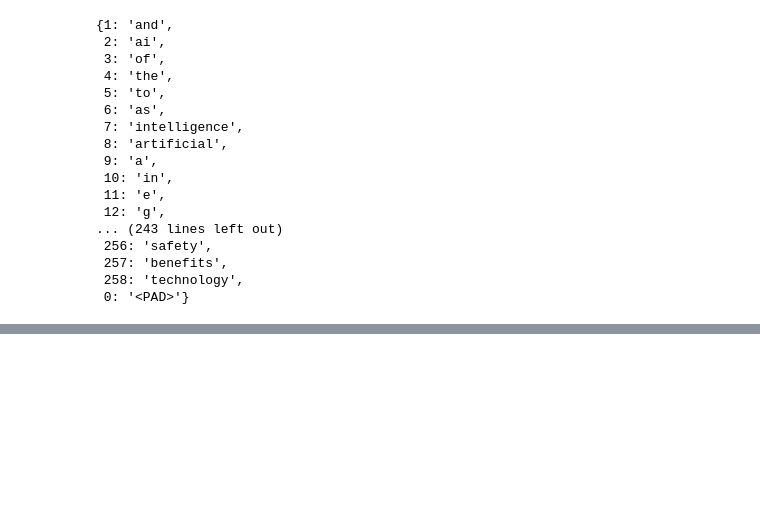
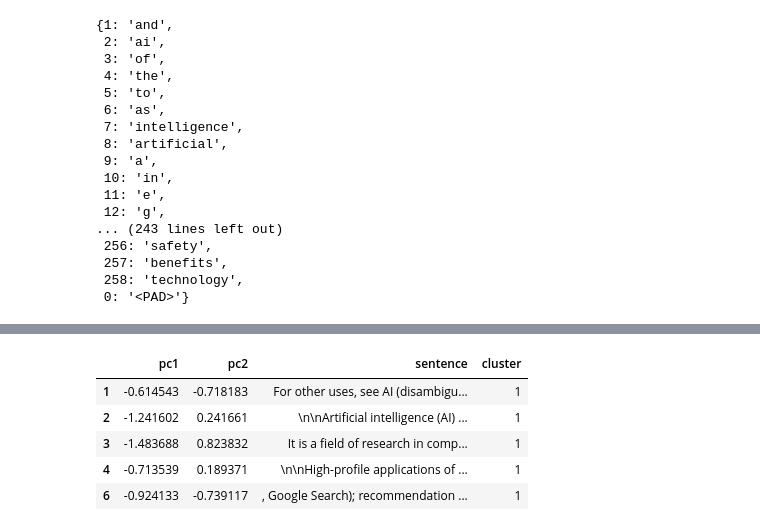
Before and after one commit to data-era191/recurrent_autoencoder_fashion_mnist_tensorflow, a Jupyter notebook: recurrent-autoencoder.ipynb, the cells around one changed output, grey strips where cells are left out. Cells and saved outputs as stored; diff of their text form; code cells hidden in the pictures; blank space fills up the shorter version.

```diff
--- a/recurrent-autoencoder.ipynb
+++ b/recurrent-autoencoder.ipynb
@@ -227,0 +261,11 @@ plt.show()
+# %%
+cluster_1 = df[df["cluster"] == 1]
+cluster_1.to_csv("cluster_1.csv", index=False)
+cluster_1.head()
+# %% [output]
+|  | pc1 | pc2 | sentence | cluster |
+| 1 | -0.614543 | -0.718183 | For other uses, see AI (disambigu... | 1 |
+| 2 | -1.241602 | 0.241661 | \n\nArtificial intelligence (AI) ... | 1 |
+| 3 | -1.483688 | 0.823832 | It is a field of research in comp... | 1 |
+| 4 | -0.713539 | 0.189371 | \n\nHigh-profile applications of ... | 1 |
+| 6 | -0.924133 | -0.739117 | , Google Search); recommendation ... | 1 |
```
Also changed, not shown: parts of 13 cells of this notebook, 3 other files.
